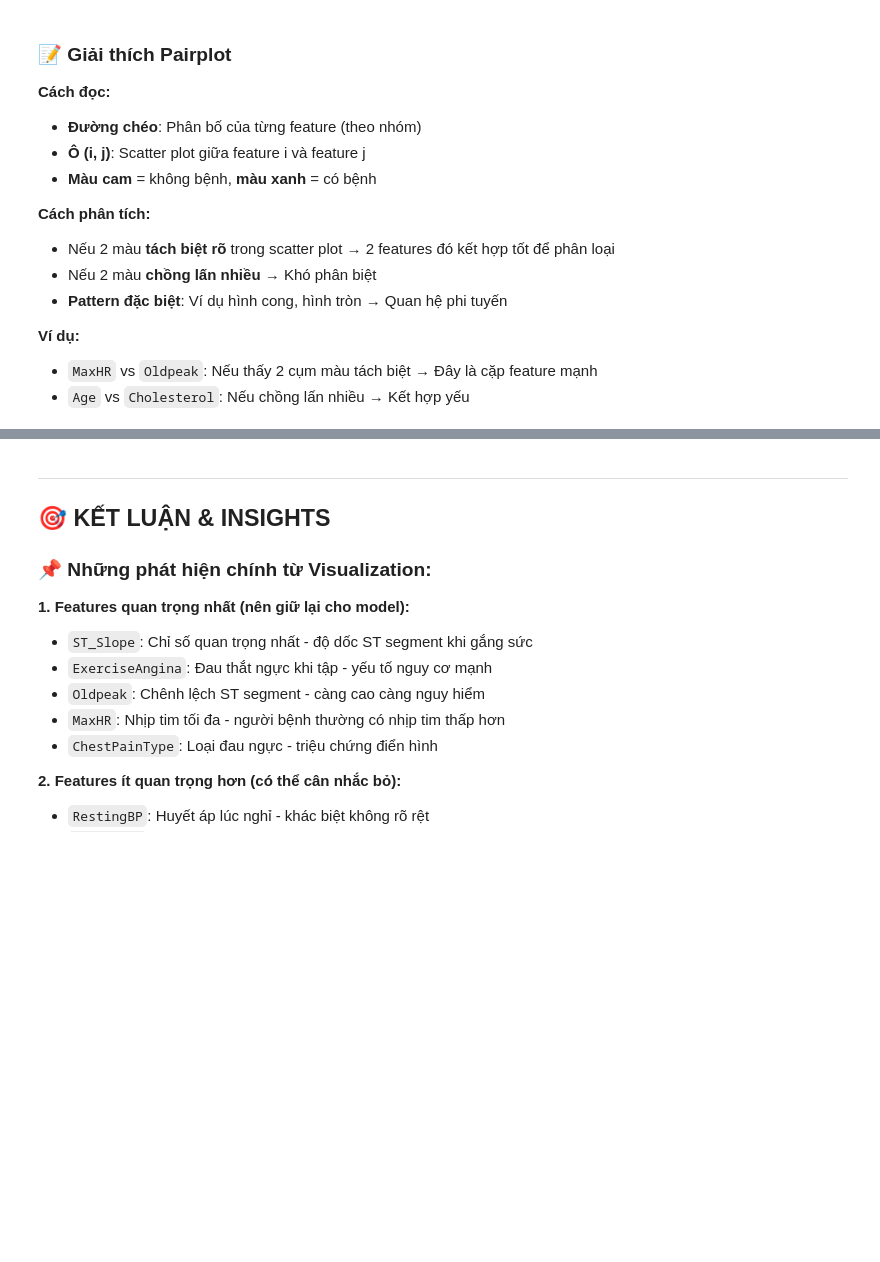
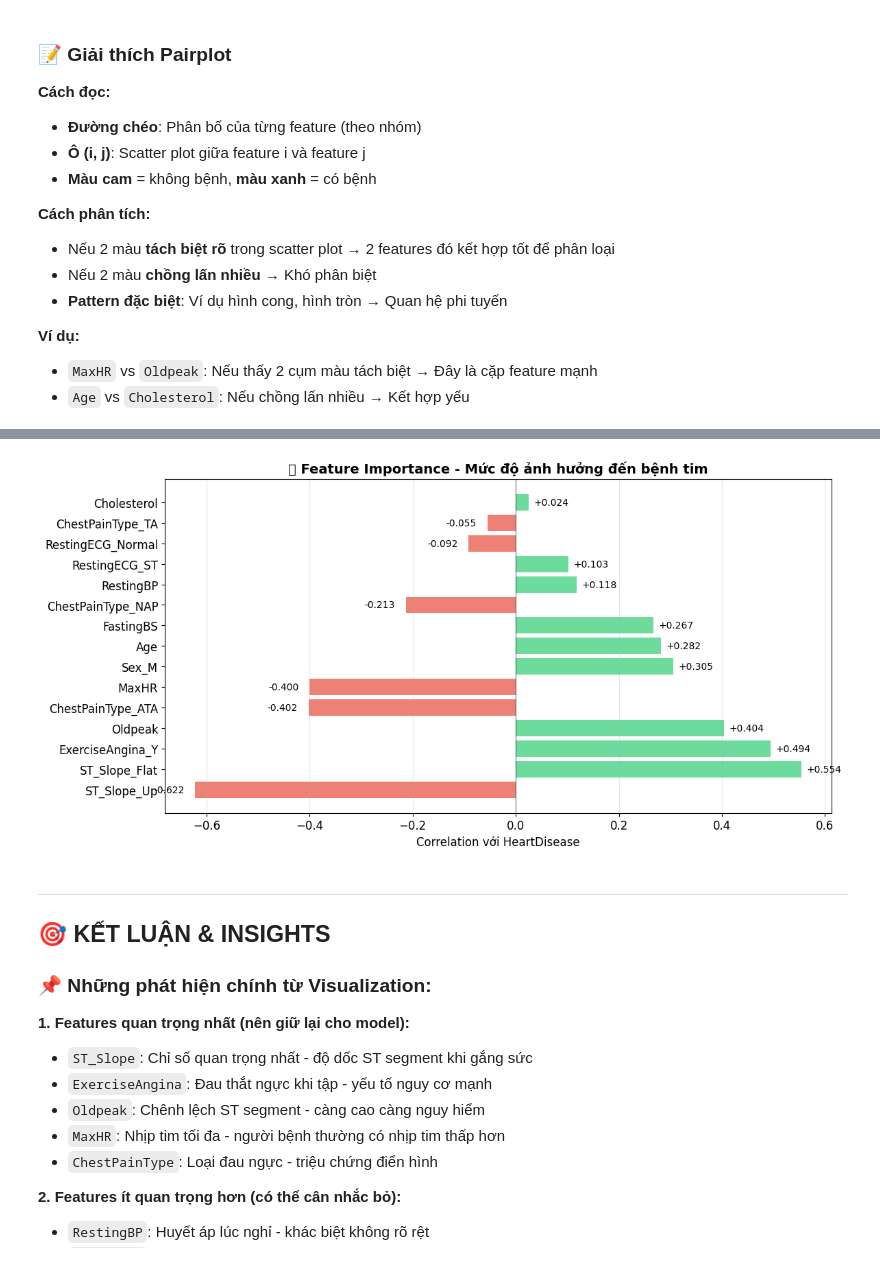
Before and after one commit to Minh08012005/Heart-Disease-Prediction-ML-Group-6, a Jupyter notebook: notebooks/03_Visualization.ipynb, the cells around one changed output, grey strips where cells are left out. Saved outputs shown, nothing was run; the diff lists cells and outputs as text; code cells hidden in the pictures; blank space fills up the shorter version.

Commit message:
feat: complete visualization notebook with all charts

```diff
--- a/notebooks/03_Visualization.ipynb
+++ b/notebooks/03_Visualization.ipynb
@@ -319,3 +382,27 @@ plt.show()
+# %%
+# === BARPLOT TRỰC QUAN ===
+
+plt.figure(figsize=(12, 6))
+
+# Vẽ barplot
+colors = ['#2ecc71' if v > 0 else '#e74c3c' for v in summary_df['Correlation']]
+bars = plt.barh(summary_df['Feature'], summary_df['Correlation'], color=colors, alpha=0.7)
+
+# Thêm giá trị lên từng bar
+for bar, val in zip(bars, summary_df['Correlation']):
+    plt.text(bar.get_width() + 0.01 if val > 0 else bar.get_width() - 0.08,
+             bar.get_y() + bar.get_height()/2,
+             f'{val:+.3f}', va='center', fontsize=10)
+
+plt.axvline(x=0, color='black', linestyle='-', linewidth=0.5)
+plt.xlabel('Correlation với HeartDisease', fontsize=12)
+plt.title('📊 Feature Importance - Mức độ ảnh hưởng đến bệnh tim',
+          fontsize=14, fontweight='bold')
+plt.grid(axis='x', alpha=0.3)
+plt.tight_layout()
+plt.show()
+# %% [output]
+[figure, added]
 # %% [markdown]
 ---
 ## 🎯 KẾT LUẬN & INSIGHTS
```
Also changed, not shown: parts of 3 cells of this notebook.
